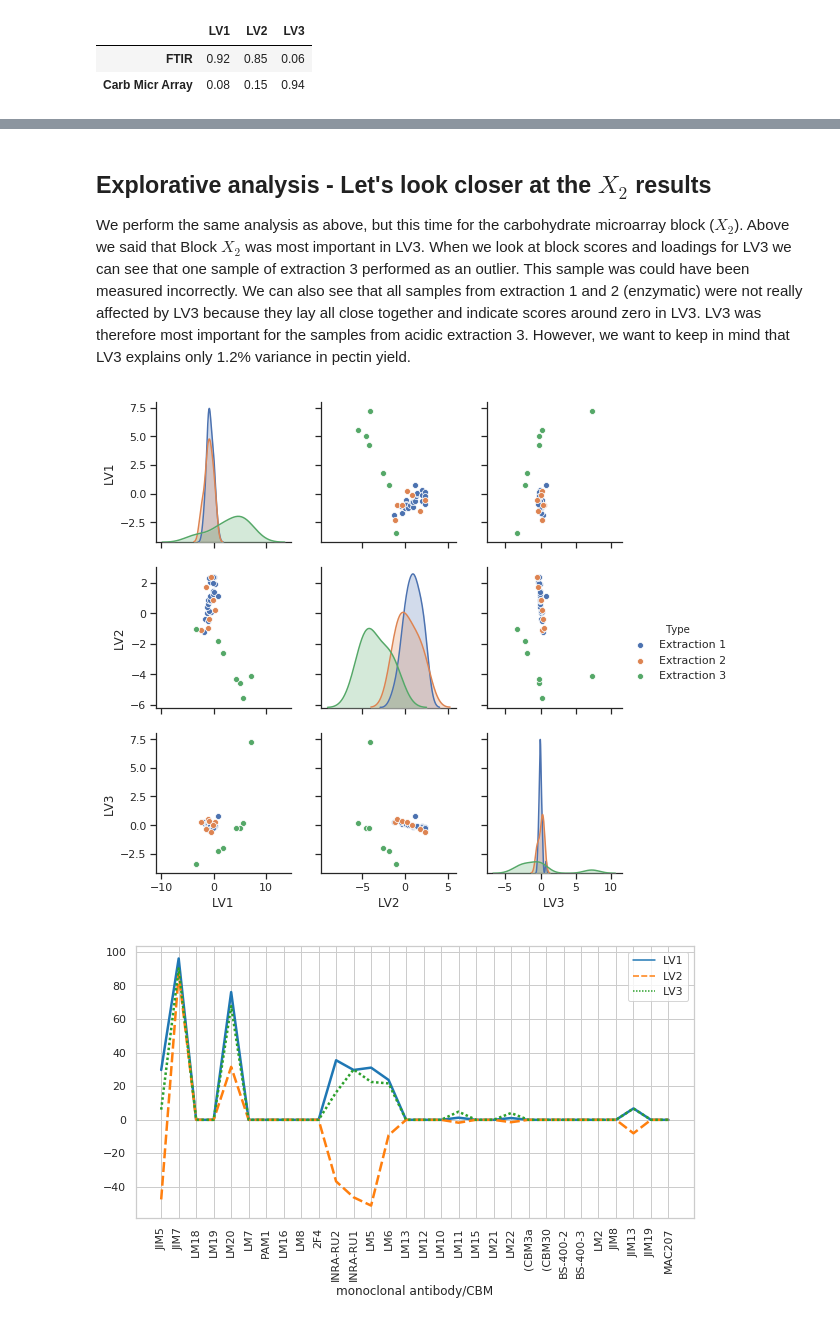
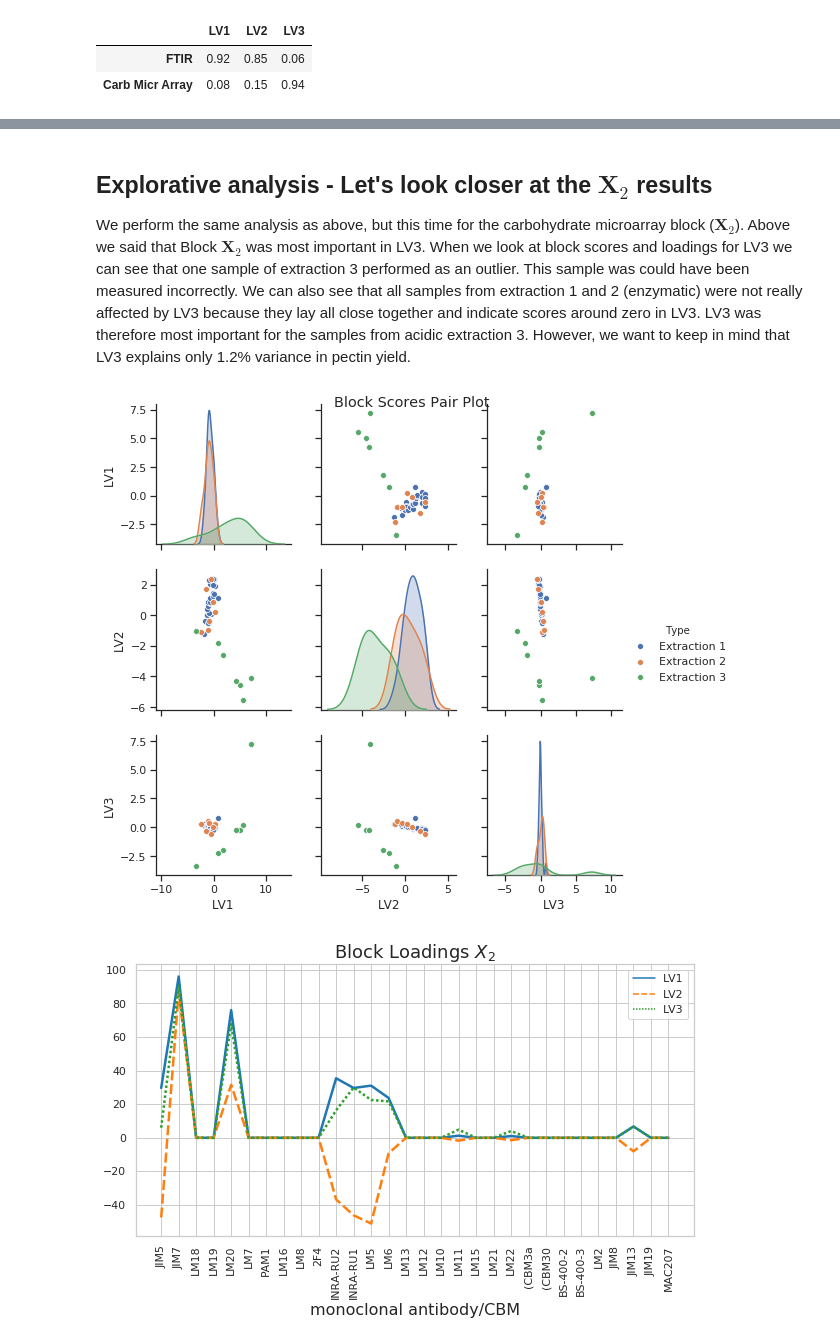
Before and after one commit to DTUComputeStatisticsAndDataAnalysis/MBPLS, a Jupyter notebook: examples/real_world_applications/PectinYield_MBPLS.ipynb, the cells around one changed output, grey strips where cells are left out. Cells and saved outputs as stored; diff of their text form; code cells hidden in the pictures.

```diff
--- a/examples/real_world_applications/PectinYield_MBPLS.ipynb
+++ b/examples/real_world_applications/PectinYield_MBPLS.ipynb
@@ -202,6 +204,6 @@ plot_spectra(x1, ax, 'Extraction1-3 ($X_1$)')
 # %% [markdown]
-## Explorative analysis - Let's look closer at the $X_2$ results
-We perform the same analysis as above, but this time for the carbohydrate microarray block ($X_2$). Above we said that Block $X_2$ was most important in LV3. When we look at block scores and loadings for LV3 we can see that one sample of extraction 3 performed as an outlier. This sample was could have been measured incorrectly. We can also see that all samples from extraction 1 and 2 (enzymatic) were not really affected by LV3 because they lay all close together and indicate scores around zero in LV3. LV3 was therefore most important for the samples from acidic extraction 3. However, we want to keep in mind that LV3 explains only 1.2% variance in pectin yield.
+## Explorative analysis - Let's look closer at the $\textbf{X}_2$ results
+We perform the same analysis as above, but this time for the carbohydrate microarray block ($\textbf{X}_2$). Above we said that Block $\textbf{X}_2$ was most important in LV3. When we look at block scores and loadings for LV3 we can see that one sample of extraction 3 performed as an outlier. This sample was could have been measured incorrectly. We can also see that all samples from extraction 1 and 2 (enzymatic) were not really affected by LV3 because they lay all close together and indicate scores around zero in LV3. LV3 was therefore most important for the samples from acidic extraction 3. However, we want to keep in mind that LV3 explains only 1.2% variance in pectin yield.
 # %%
 # extract Carb. Micr. Array (X2) block scores from fitted mbpls model
 block_scores_x2 = mbpls.T_[1]
@@ -213,37 +215,39 @@ block_loadings_x2 = mbpls.P_[1].T
 # (by default)
 block_loadings_x2 = np.hstack([mbpls.x_scalers_[1].inverse_transform(loading)
                             .reshape(-1, 1) for loading in block_loadings_x2])
 
 # Generate pandas dataframes for easy plotting using seaborn
 import itertools
 colors = [['Extraction 1']*23, ['Extraction 2']*7, ['Extraction 3']*7]
 colors = list(itertools.chain(*colors))
 colors = pd.DataFrame(colors, columns=['Type'])
 
 block_scores_x2 = pd.DataFrame(block_scores_x2, columns=['LV1', 'LV2', 'LV3'])
 block_scores_x2 = pd.concat((block_scores_x2, colors), axis=1)
 block_loadings_x2 = pd.DataFrame(block_loadings_x2,
                             columns=['LV1', 'LV2', 'LV3'], index=x2.columns)
 
 # Plot block scores using pairs plot
 import seaborn as sns
 sns.set(style="ticks")
-sns.pairplot(block_scores_x2, hue="Type");
+sns.pairplot(block_scores_x2, hue="Type")
+plt.suptitle('Block Scores Pair Plot')
 
 # Plot Carb. Micr. Array (X2) loadings
 plt.figure(figsize=(10,5))
 sns.set(style="whitegrid")
 sns.lineplot(data=block_loadings_x2, palette="tab10", linewidth=2.5,
              sort=False)
 plt.xticks(rotation=90)
-plt.xlabel('monoclonal antibody/CBM');
+plt.title('Block Loadings $X_2$', fontsize=18)
+plt.xlabel('monoclonal antibody/CBM', fontsize=16);
 
 # Plot Carb. Micr. Array data for comparison and exploratory data analysis
 plt.figure(figsize=(9,12))
 sns.heatmap(x2, annot=True, cbar=False)
-plt.title('all Extractions concatenated')
-plt.xlabel('monoclonal Antibody / CBM')
-plt.ylabel('Pectin yield');
+plt.title('all Extractions concatenated', fontsize=18)
+plt.xlabel('monoclonal Antibody / CBM', fontsize=16)
+plt.ylabel('Pectin yield', fontsize=16);
 # %% [output]
-[figure, old version]
+[figure, new version]
-[figure, old version]
+[figure, new version]
```
Also changed, not shown: parts of 16 cells of this notebook, 3 other files.
